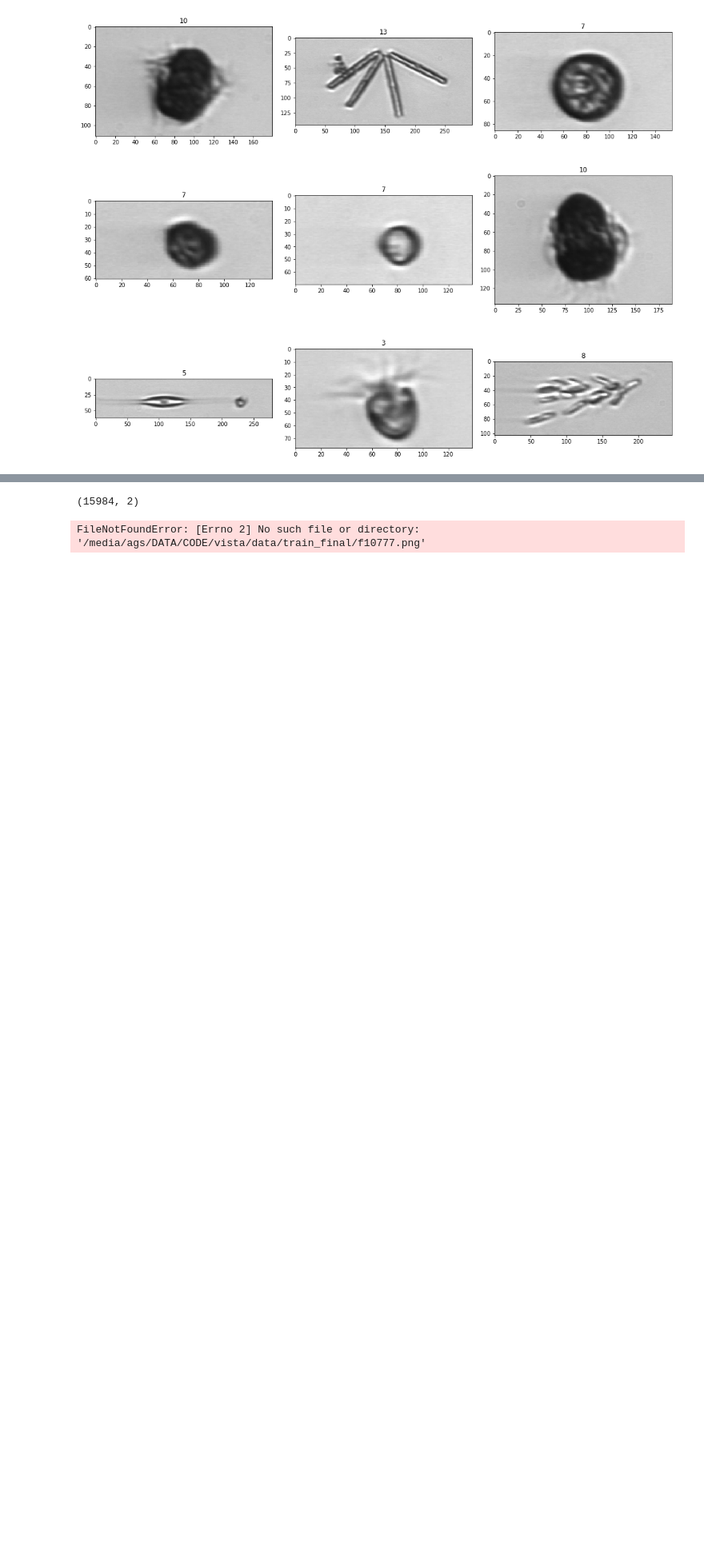
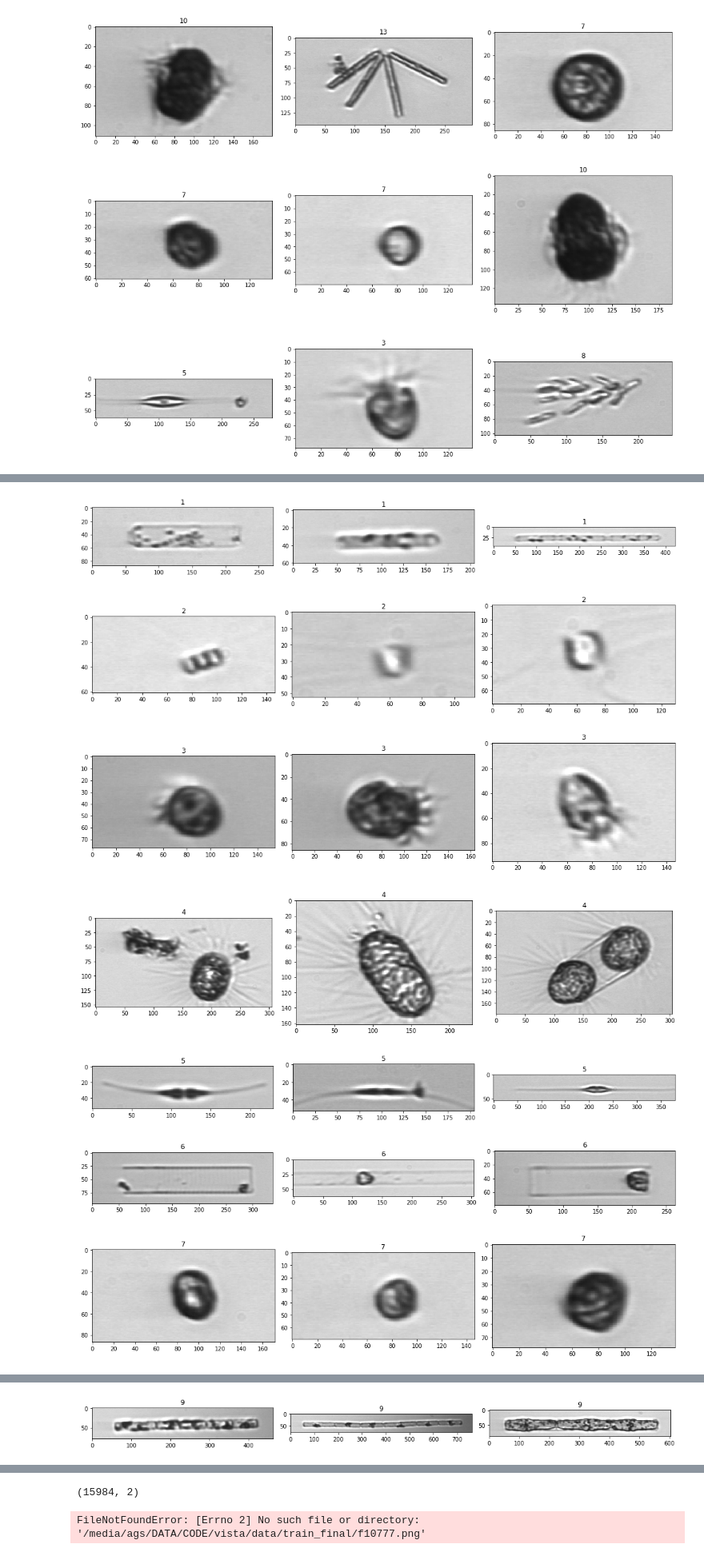
Before and after one commit to pyaf/Cellular-image-classification-vista19, a Jupyter notebook: notebooks/EDA.ipynb, the cells around one changed output, grey strips where cells are left out. Shown at 80% size. Cells and saved outputs as stored; diff of their text form; code cells hidden in the pictures; blank space fills up the shorter version.

```diff
--- a/notebooks/EDA.ipynb
+++ b/notebooks/EDA.ipynb
@@ -98,0 +105,27 @@ display_samples(train_df)
+# %%
+def display_samples(df, columns=3, rows=1):
+    fig=plt.figure(figsize=(5*columns, 4*rows))
+
+    for idx in range(columns*rows):
+        i = random.choice(df.index.values)
+        image_path = df.loc[i,'id']
+        image_id = df.loc[i,'label']
+        img = cv2.imread(f'../data/train_final/{image_path}')
+        img = cv2.cvtColor(img, cv2.COLOR_BGR2RGB)
+
+        fig.add_subplot(rows, columns, idx+1)
+        plt.title(image_id)
+        plt.imshow(img)
+
+    plt.tight_layout()
+
+for i in range(1, 15):
+    display_samples(train_df[train_df['label'] == i])
+# %% [output]
+[figure, added]
+[figure, added]
+[figure, added]
+[figure, added]
+[figure, added]
+[figure, added]
+[figure, added]
@@ -98,0 +133 @@ display_samples(train_df)
+[figure, added]
```
Also changed, not shown: parts of 11 cells of this notebook, 4 other files.
